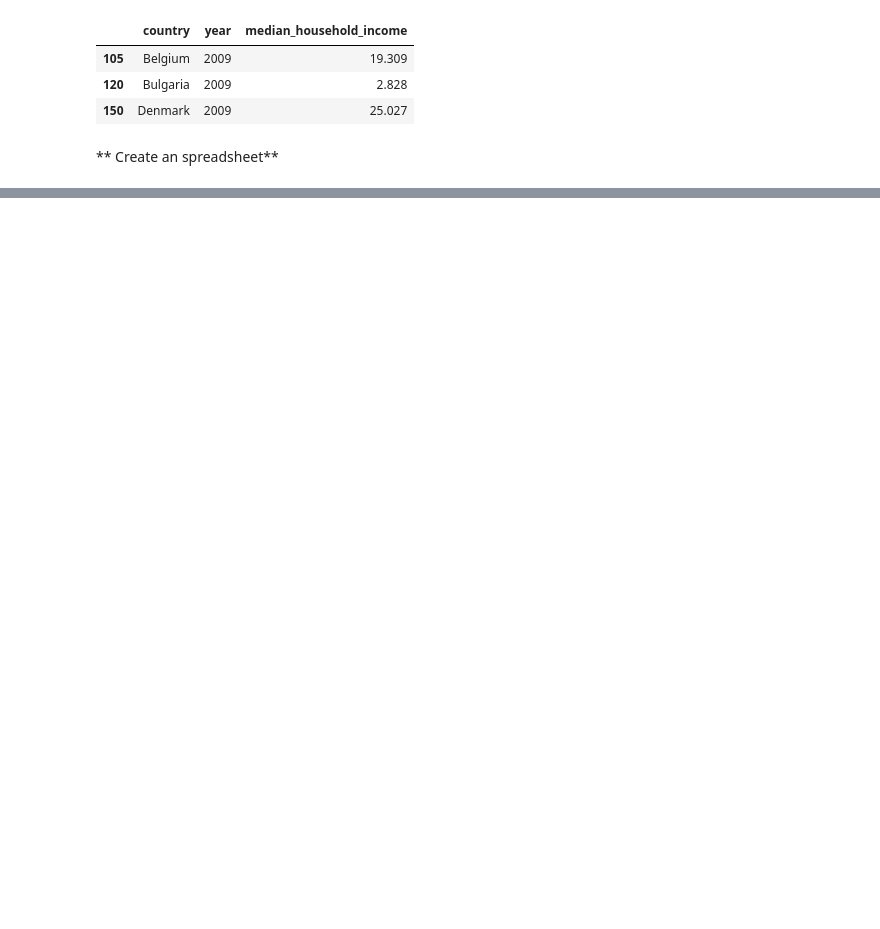
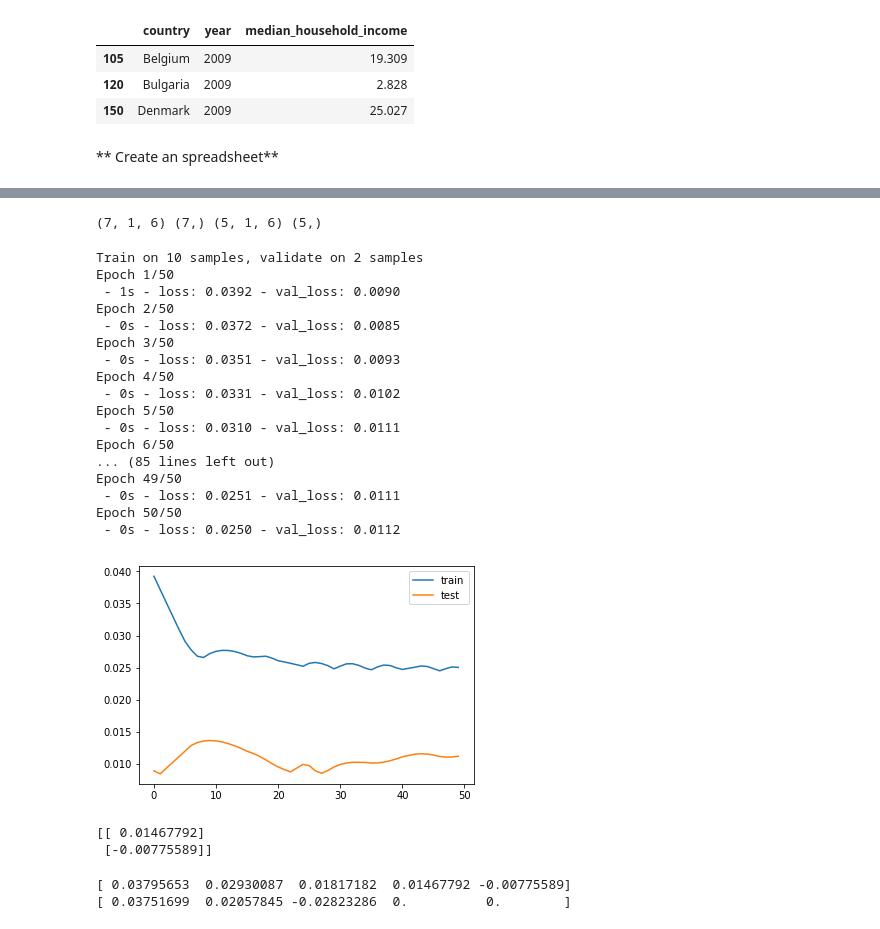
Before and after one commit to Eslsamu/energy-data-analysis, a Jupyter notebook: data_transformation.ipynb, the cells around one changed output, grey strips where cells are left out. Cells and saved outputs as stored; diff of their text form; code cells hidden in the pictures; blank space fills up the shorter version.

```diff
--- a/data_transformation.ipynb
+++ b/data_transformation.ipynb
@@ -381,3 +401,63 @@ cs
+# %%
+#training and test set
+values = data.values
+n_train_years = 7
+train = values [:n_train_years, :]
+test = values[n_train_years:,:]
+#input and output
+train_X, train_y = train[:, :-1], train[:, -1]
+test_X, test_y = test[:,:-1], test[:, -1]
+#reshape input to be 3D [samples,timesteps,features]
+train_X = train_X.reshape((train_X.shape[0], 1, train_X.shape[1]))
+test_X = test_X.reshape((test_X.shape[0], 1, test_X.shape[1]))
+print(train_X.shape, train_y.shape, test_X.shape, test_y.shape)
+# %% [output]
+(7, 1, 6) (7,) (5, 1, 6) (5,)
+# %%
+from keras.models import Sequential
+from keras.layers import Dense
+from keras.layers import LSTM
+
+#create network
+model = Sequential()
+model.add(LSTM(50))
+model.add(Dense(1))
+model.compile(loss='mae', optimizer='adam')
+#fit network
+history = model.fit(train_X, train_y, epochs=50, batch_size=72, validation_data=(test_X,test_y), verbose=2, shuffle=False)
+# plot history
+plt.plot(history.history['loss'], label='train')
+plt.plot(history.history['val_loss'], label='test')
+plt.legend()
+plt.show()
+# %% [output]
+Train on 10 samples, validate on 2 samples
+Epoch 1/50
+ - 1s - loss: 0.0392 - val_loss: 0.0090
+Epoch 2/50
+ - 0s - loss: 0.0372 - val_loss: 0.0085
+Epoch 3/50
+ - 0s - loss: 0.0351 - val_loss: 0.0093
+Epoch 4/50
+ - 0s - loss: 0.0331 - val_loss: 0.0102
+Epoch 5/50
+ - 0s - loss: 0.0310 - val_loss: 0.0111
+Epoch 6/50
+... (85 lines left out)
+Epoch 49/50
+ - 0s - loss: 0.0251 - val_loss: 0.0111
+Epoch 50/50
+ - 0s - loss: 0.0250 - val_loss: 0.0112
+[figure, added]
+[[ 0.01467792]
+ [-0.00775589]]
+# %%
+yhat = model.predict(test_X)
+print(np.ravel(yhat))
+print(test_y)
+# %% [output]
+[ 0.03795653  0.02930087  0.01817182  0.01467792 -0.00775589]
+[ 0.03751699  0.02057845 -0.02823286  0.          0.        ]
 # %%
 #plot each column
 groups = [2,3,4,5]
```
Also changed, not shown: parts of 6 cells of this notebook, 1 other file.
